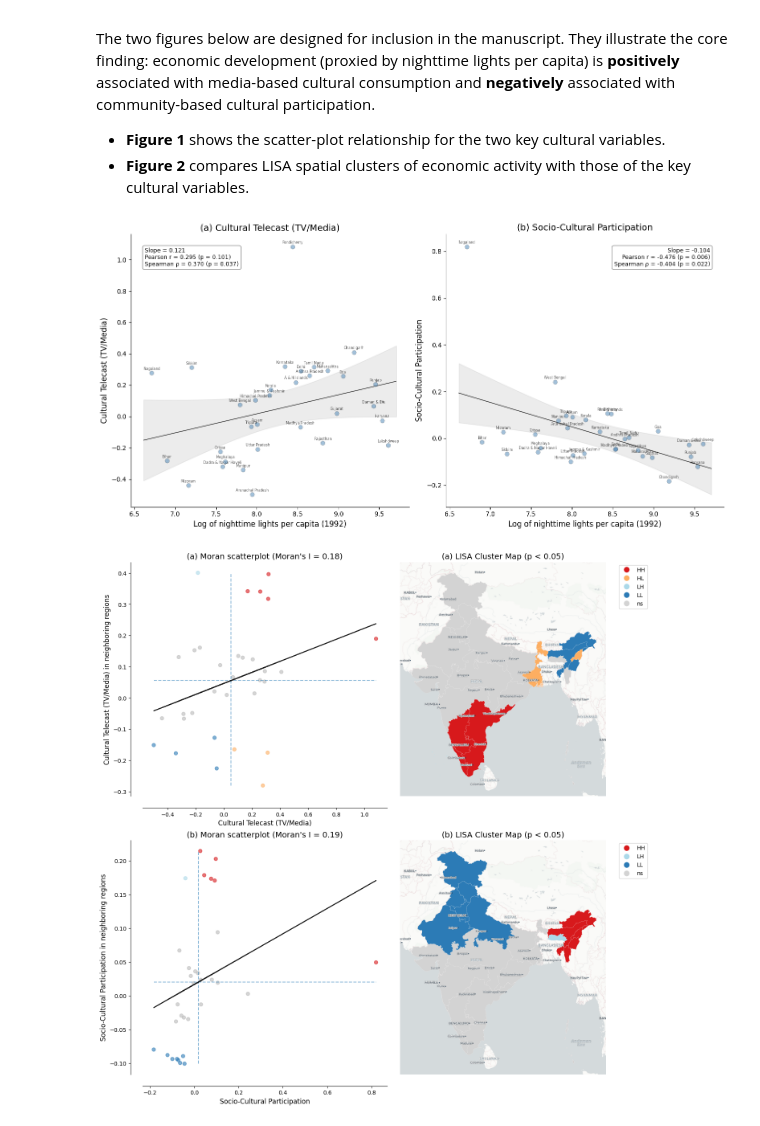
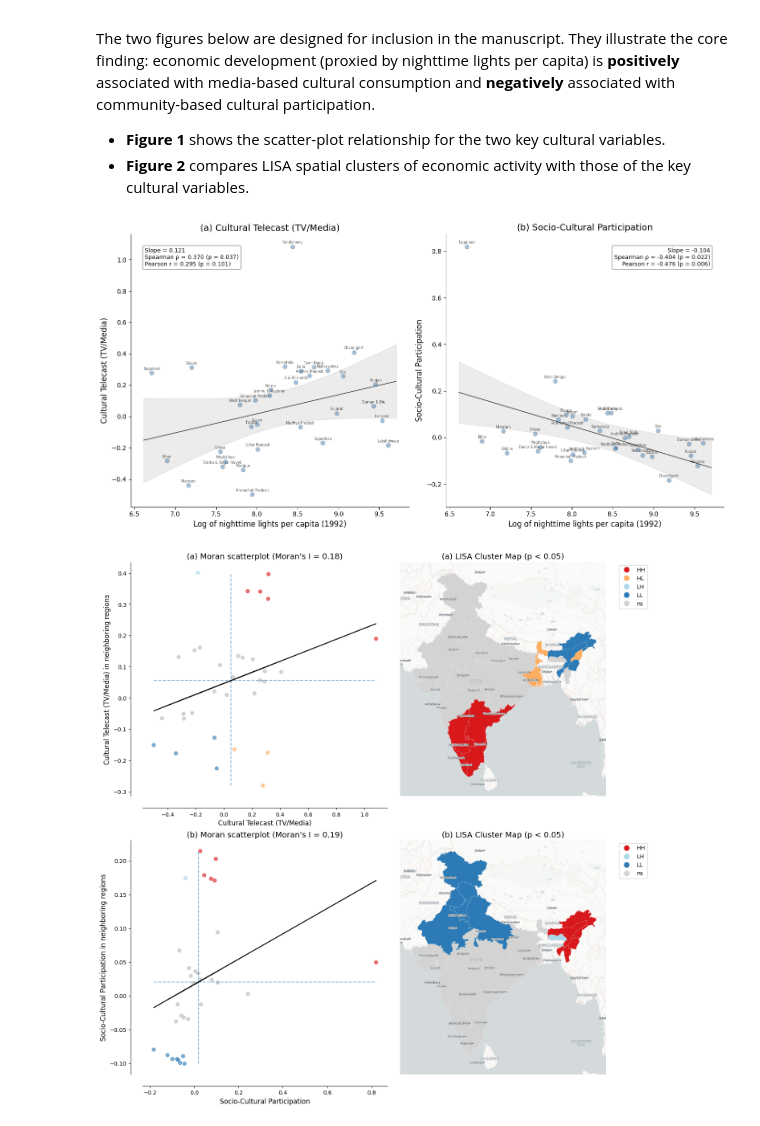
Before and after one commit to quarcs-lab/project2025s, a Jupyter notebook: notebooks/c06_spatial_culture.ipynb, the cells around one changed output. Drawn from its saved outputs; the diff is of its cells as text; code cells hidden in the pictures.

```diff
--- a/notebooks/c06_spatial_culture.ipynb
+++ b/notebooks/c06_spatial_culture.ipynb
@@ -583,7 +630,8 @@ for i, var in enumerate(key_vars):
     x_mean = x.mean()
     se_fit = np.sqrt(((y - (intercept + slope * x))**2).sum() / (n - 2)) * \
              np.sqrt(1/n + (x_line - x_mean)**2 / ((x - x_mean)**2).sum())
-    ax.fill_between(x_line, y_line - 1.96 * se_fit, y_line + 1.96 * se_fit,
+    t_crit = stats.t.ppf(0.975, n - 2)
+    ax.fill_between(x_line, y_line - t_crit * se_fit, y_line + t_crit * se_fit,
                     alpha=0.15, color="gray", zorder=3)
 
     # Label each state
@@ -592,36 +640,36 @@ for i, var in enumerate(key_vars):
             row["region"], (row["ln_ntl_pc"], row[var]),
             fontsize=5.5, alpha=0.65, ha="center", va="bottom",
             xytext=(0, 3), textcoords="offset points",
         )
 
     # Spearman correlation
     rho, p_spearman = stats.spearmanr(x, y)
 
     # Annotation box (top-left or top-right depending on slope sign)
     box_x = 0.95 if slope < 0 else 0.05
     box_ha = "right" if slope < 0 else "left"
     ax.annotate(
         f"Slope = {slope:.3f}\n"
-        f"Pearson r = {r_val:.3f} (p = {p_val:.3f})\n"
-        f"Spearman \u03c1 = {rho:.3f} (p = {p_spearman:.3f})",
+        f"Spearman \u03c1 = {rho:.3f} (p = {p_spearman:.3f})\n"
+        f"Pearson r = {r_val:.3f} (p = {p_val:.3f})",
         xy=(box_x, 0.95), xycoords="axes fraction",
         fontsize=9, ha=box_ha, va="top",
         bbox=dict(boxstyle="round,pad=0.4", facecolor="white", edgecolor="gray", alpha=0.85),
     )
 
     ax.set_title(panel_titles[i], fontsize=14)
     ax.set_xlabel("Log of nighttime lights per capita (1992)", fontsize=12)
     ax.set_ylabel(key_labels[var], fontsize=12)
 
     # Minimal style
     ax.spines["top"].set_visible(False)
     ax.spines["right"].set_visible(False)
     ax.tick_params(labelsize=10)
 
 plt.tight_layout()
 plt.show()
 # %% [output]
-[figure, old version]
+[figure, new version]
 # %%
 #| label: fig-culture-lisa
 #| fig-cap: "LISA cluster maps of cultural participation across 32 Indian states"
```
Also changed, not shown: parts of 11 cells of this notebook, 19 other files.
